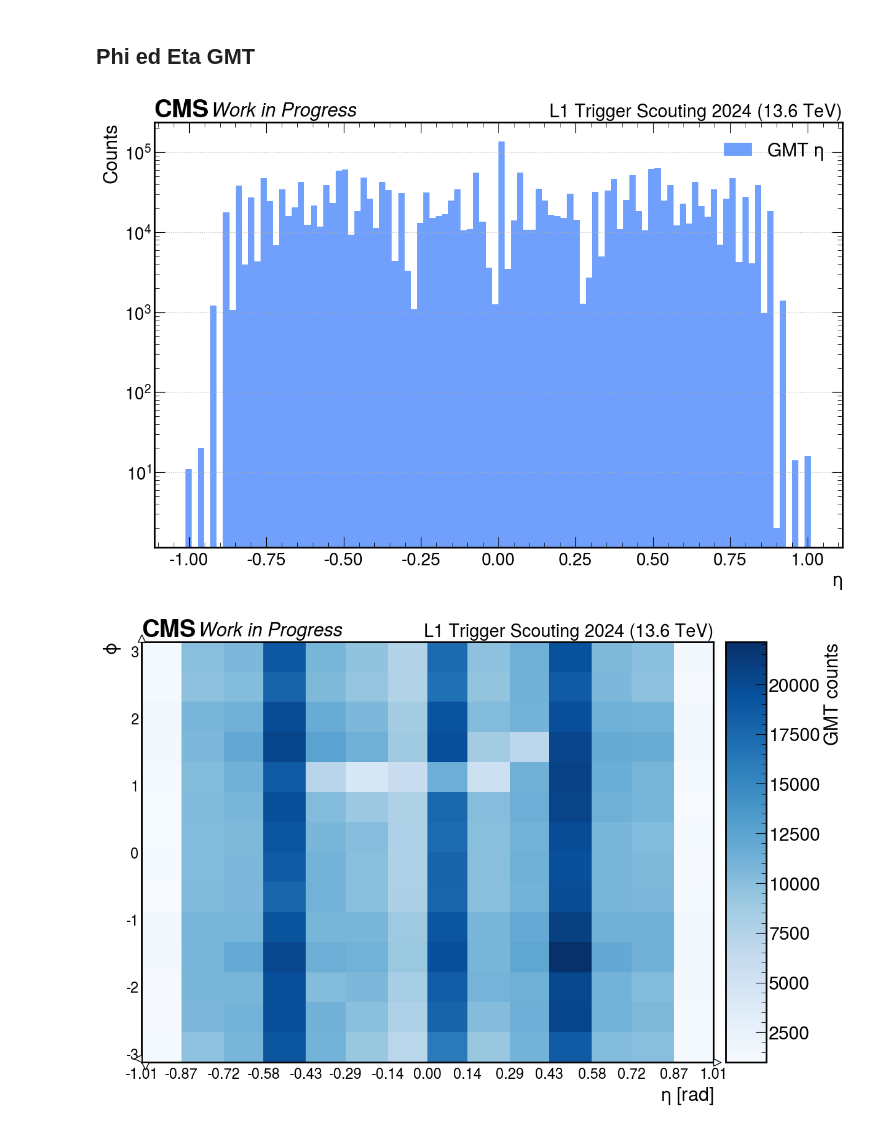
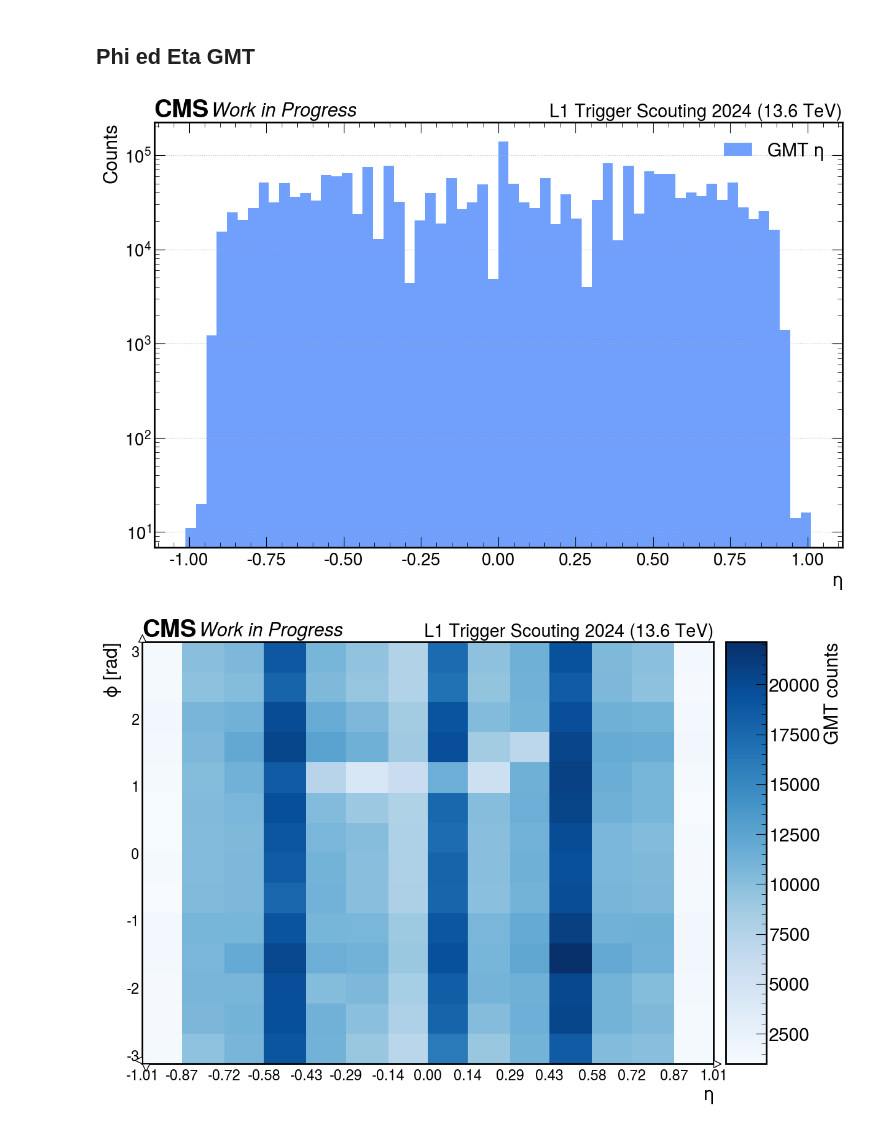
Before and after one commit to francescoreschio/Tesi-Triennale, a Jupyter notebook: Codice/GMT.ipynb, the cells around one changed output. Drawn from its saved outputs; the diff is of its cells as text; code cells hidden in the pictures.

```diff
--- a/Codice/GMT.ipynb
+++ b/Codice/GMT.ipynb
@@ -214,24 +226,24 @@ BmtfWeights = np.array(ak.concatenate([BmtfHwQualLS133, BmtfHwQualLS263, BmtfHwQ
 # %%
 #Plot Eta
 fig, ax = plt.subplots(figsize=(12, 8), constrained_layout=True)
 
 set_label_font(ax, FONTSIZE)
 set_tick_font(ax, FONTSIZE - 2)
 draw_cms_label(ax, fontsize= FONTSIZE, label="Work in Progress", rlabel="L1 Trigger Scouting 2024 (13.6 TeV)")
 
-ax.hist(GmtEta, bins = 100, alpha = 0.85, label=r'GMT $\eta$')
+ax.hist(GmtEta, bins = 60, alpha = 0.85, label=r'GMT $\eta$')
 #ax.hist(BmtfEta, bins = 100, alpha = 0.85, label='BMTF $\eta$')
 
 ax.set_xlabel(r'$\eta$')
 ax.set_ylabel('Counts')
 ax.legend()
 
 ax.grid(visible=True, axis='y')
 ax.set_yscale('log')
 
 plt.show()
 # %% [output]
-[figure, old version]
+[figure, new version]
 # %%
 #Grafico bidimensionale per i GMT
 
@@ -239,8 +251,8 @@ BinPhi = 15
 BinEta = 15
 
 
-PhiRange, PhiIndicies = Bins(ak.min(BmtfPhi), ak.max(BmtfPhi), BinPhi, BmtfPhi)
-EtaRange, EtaIndicies = Bins(ak.min(BmtfEta), ak.max(BmtfEta), BinEta, BmtfEta)
+PhiRange, PhiIndicies = Bins(ak.min(GmtPhi), ak.max(GmtPhi), BinPhi, GmtPhi)
+EtaRange, EtaIndicies = Bins(ak.min(GmtEta), ak.max(GmtEta), BinEta, GmtEta)
 
 hist2d = hist.Hist(
     hist.axis.Variable(np.round(EtaRange, 2), name='Eta', label='Eta number'),
@@ -259,9 +271,9 @@ hep.hist2dplot(hist2d, cbar=True, cmap='Blues', ax=ax)
 cbar = ax.collections[0].colorbar
 cbar.set_label('GMT counts', fontsize=FONTSIZE)
 
-ax.set_xlabel(r'$\eta$ [rad]')
-ax.set_ylabel(r'$\phi$')
+ax.set_xlabel(r'$\eta$')
+ax.set_ylabel(r'$\phi$ [rad]')
 
 ax.tick_params(axis='both', which='both', length=0, labelsize = FONTSIZE - 5)
 # %% [output]
-[figure, old version]
+[figure, new version]
```
Also changed, not shown: parts of 4 cells of this notebook, 3 other files.
